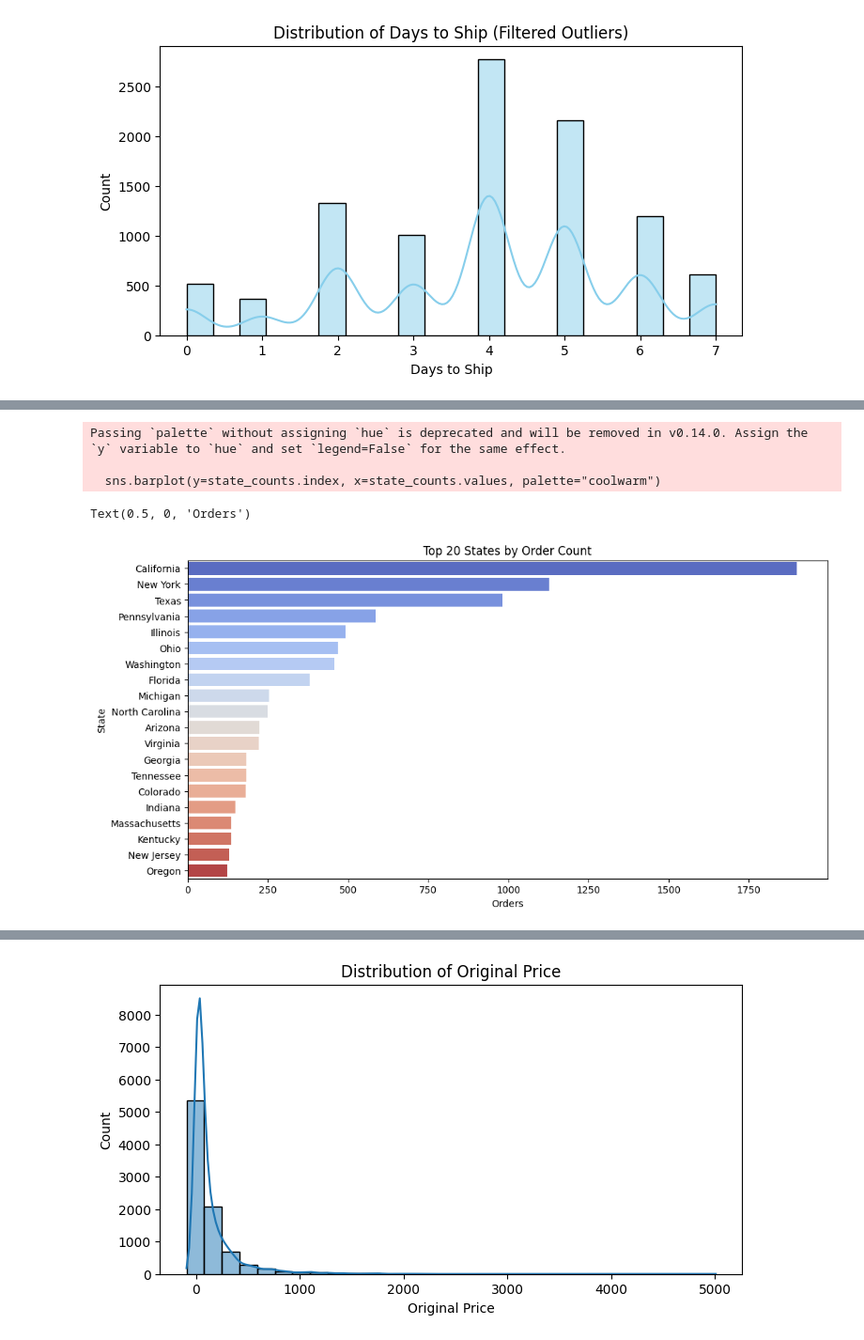
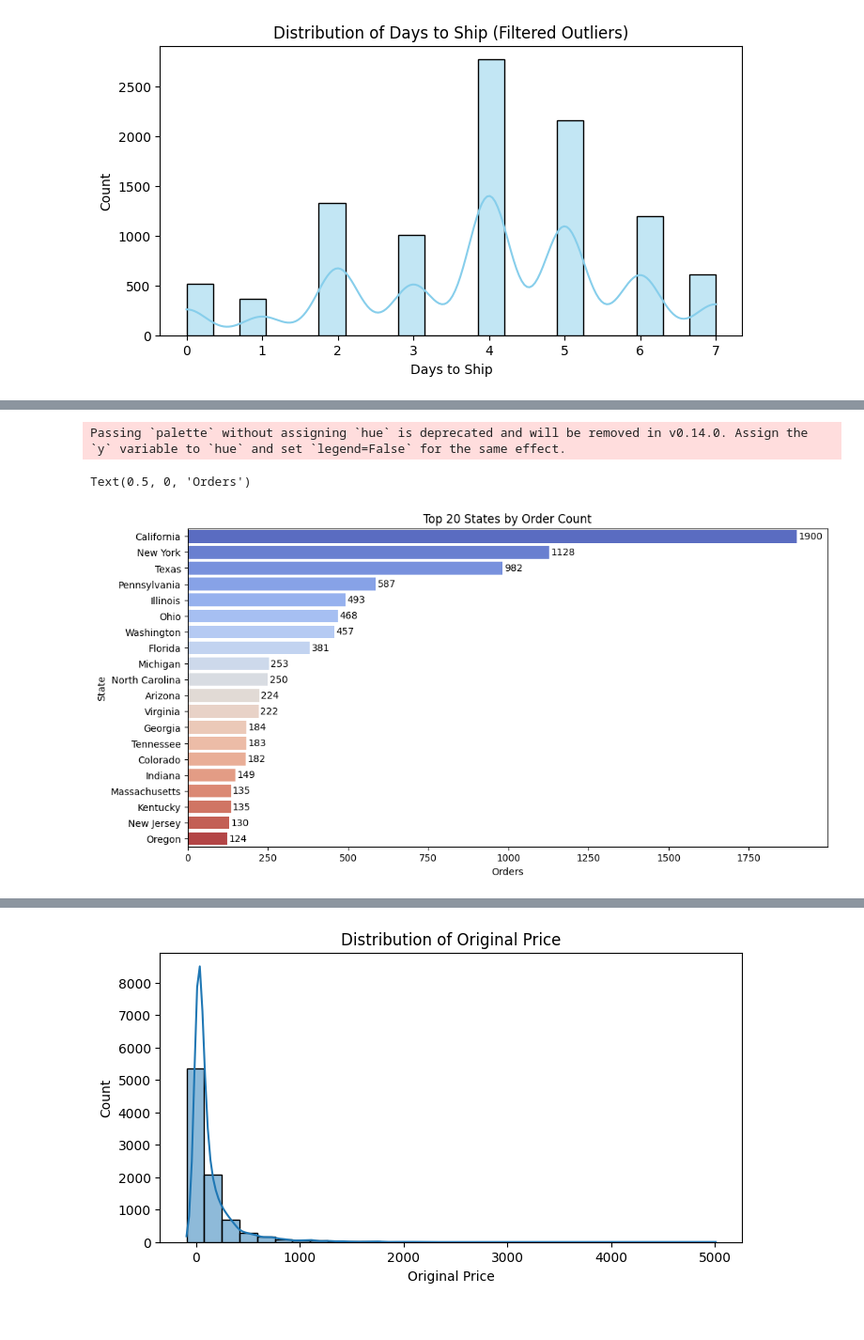
Before and after one commit to hrajpal96/chai-code-superstore-analysis, a Jupyter notebook: Superstore-Sales-Case-Study.ipynb, the cells around one changed output, grey strips where cells are left out. Shown at 94% size. Drawn from its saved outputs; the diff is of its cells as text; code cells hidden in the pictures.

Commit message:
Updated plots in streamlit app

```diff
--- a/Superstore-Sales-Case-Study.ipynb
+++ b/Superstore-Sales-Case-Study.ipynb
@@ -366,15 +433,16 @@ state_updated_data['State'] = state_updated_data['State'].replace(state_abbrev_m
 # %%
 plt.figure(figsize=(12, 6))
 state_counts = state_updated_data['State'].value_counts().head(20)
 sns.barplot(y=state_counts.index, x=state_counts.values, palette="coolwarm")
+for i, value in enumerate(state_counts.values):
+    plt.text(value + 5, i, str(value), va='center')
+
 plt.title("Top 20 States by Order Count")
 plt.xlabel("Orders")
 # %% [output]
 Passing `palette` without assigning `hue` is deprecated and will be removed in v0.14.0. Assign the `y` variable to `hue` and set `legend=False` for the same effect.
-
-  sns.barplot(y=state_counts.index, x=state_counts.values, palette="coolwarm")
 Text(0.5, 0, 'Orders')
-[figure, old version]
+[figure, new version]
 # %%
 # Step 8: Feature engineering
 features_data = state_updated_data.copy()
```
Also changed, not shown: parts of 26 cells of this notebook, 2 other files.
